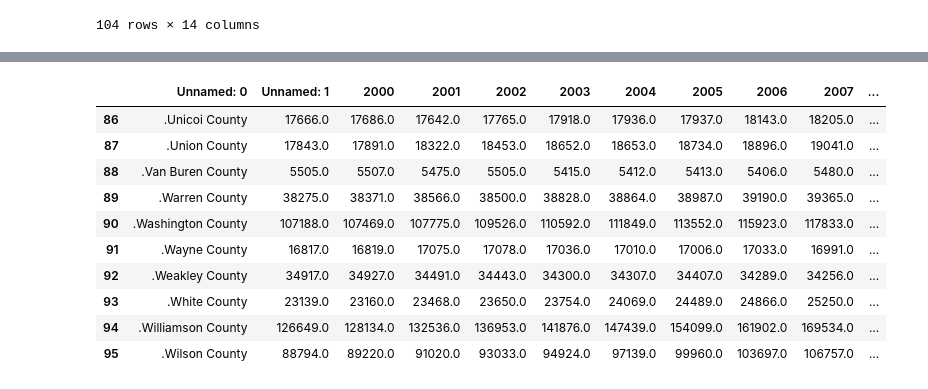
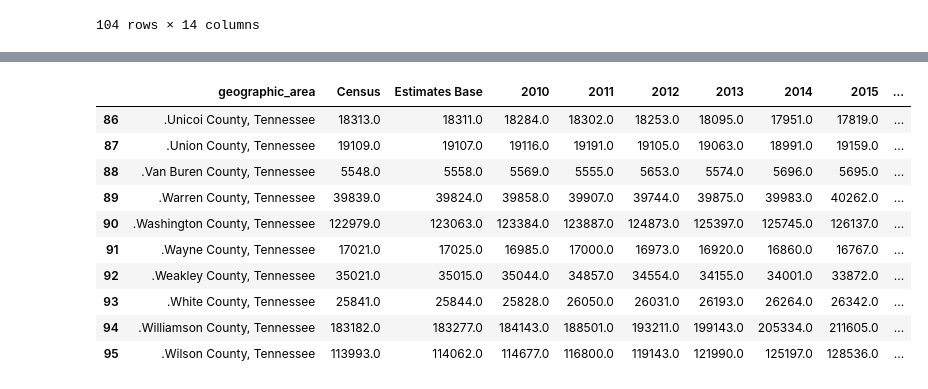
Before and after one commit to DavidMellow/tn-elections, a Jupyter notebook: notebooks/TN Pop 2000-2018.ipynb, the cells around one changed output, grey strips where cells are left out. Saved outputs shown, nothing was run; the diff lists cells and outputs as text; code cells hidden in the pictures.

```diff
--- a/notebooks/TN Pop 2000-2018.ipynb
+++ b/notebooks/TN Pop 2000-2018.ipynb
@@ -41,0 +113,5 @@ TN_pop_2000.tail(10)
+# %%
+# import excel file TN_co-est2010-19-annres-47.xlsx
+tn_pop_2010=pd.read_excel('../data/US Census/TN_co-est2010-19-annres-47.xlsx',
+                         header=3)
+tn_pop_2010
@@ -41,0 +146,3 @@ TN_pop_2000.tail(10)
+# %%
+tn_pop_2010.rename(columns={'Unnamed: 0':'geographic_area'},inplace=True)
+tn_pop_2010.head(2)
@@ -42,16 +153,16 @@ TN_pop_2000.tail(10)
 # %%
 # drop rows 96-103  df[:3] #keep top 3
-TN_pop_2000=TN_pop_2000[0:96]
-TN_pop_2000.tail(10)
+tn_pop_2010=tn_pop_2010[0:96]
+tn_pop_2010.tail(10)
 # %% [output]
-|  | Unnamed: 0 | Unnamed: 1 | 2000 | 2001 | 2002 | 2003 | 2004 | 2005 | 2006 | 2007 | ... |
-| 86 | .Unicoi County | 17666.0 | 17686.0 | 17642.0 | 17765.0 | 17918.0 | 17936.0 | 17937.0 | 18143.0 | 18205.0 | ... |
-| 87 | .Union County | 17843.0 | 17891.0 | 18322.0 | 18453.0 | 18652.0 | 18653.0 | 18734.0 | 18896.0 | 19041.0 | ... |
-| 88 | .Van Buren County | 5505.0 | 5507.0 | 5475.0 | 5505.0 | 5415.0 | 5412.0 | 5413.0 | 5406.0 | 5480.0 | ... |
-| 89 | .Warren County | 38275.0 | 38371.0 | 38566.0 | 38500.0 | 38828.0 | 38864.0 | 38987.0 | 39190.0 | 39365.0 | ... |
-| 90 | .Washington County | 107188.0 | 107469.0 | 107775.0 | 109526.0 | 110592.0 | 111849.0 | 113552.0 | 115923.0 | 117833.0 | ... |
-| 91 | .Wayne County | 16817.0 | 16819.0 | 17075.0 | 17078.0 | 17036.0 | 17010.0 | 17006.0 | 17033.0 | 16991.0 | ... |
-| 92 | .Weakley County | 34917.0 | 34927.0 | 34491.0 | 34443.0 | 34300.0 | 34307.0 | 34407.0 | 34289.0 | 34256.0 | ... |
-| 93 | .White County | 23139.0 | 23160.0 | 23468.0 | 23650.0 | 23754.0 | 24069.0 | 24489.0 | 24866.0 | 25250.0 | ... |
-| 94 | .Williamson County | 126649.0 | 128134.0 | 132536.0 | 136953.0 | 141876.0 | 147439.0 | 154099.0 | 161902.0 | 169534.0 | ... |
-| 95 | .Wilson County | 88794.0 | 89220.0 | 91020.0 | 93033.0 | 94924.0 | 97139.0 | 99960.0 | 103697.0 | 106757.0 | ... |
+|  | geographic_area | Census | Estimates Base | 2010 | 2011 | 2012 | 2013 | 2014 | 2015 | ... |
+| 86 | .Unicoi County, Tennessee | 18313.0 | 18311.0 | 18284.0 | 18302.0 | 18253.0 | 18095.0 | 17951.0 | 17819.0 | ... |
+| 87 | .Union County, Tennessee | 19109.0 | 19107.0 | 19116.0 | 19191.0 | 19105.0 | 19063.0 | 18991.0 | 19159.0 | ... |
+| 88 | .Van Buren County, Tennessee | 5548.0 | 5558.0 | 5569.0 | 5555.0 | 5653.0 | 5574.0 | 5696.0 | 5695.0 | ... |
+| 89 | .Warren County, Tennessee | 39839.0 | 39824.0 | 39858.0 | 39907.0 | 39744.0 | 39875.0 | 39983.0 | 40262.0 | ... |
+| 90 | .Washington County, Tennessee | 122979.0 | 123063.0 | 123384.0 | 123887.0 | 124873.0 | 125397.0 | 125745.0 | 126137.0 | ... |
+| 91 | .Wayne County, Tennessee | 17021.0 | 17025.0 | 16985.0 | 17000.0 | 16973.0 | 16920.0 | 16860.0 | 16767.0 | ... |
+| 92 | .Weakley County, Tennessee | 35021.0 | 35015.0 | 35044.0 | 34857.0 | 34554.0 | 34155.0 | 34001.0 | 33872.0 | ... |
+| 93 | .White County, Tennessee | 25841.0 | 25844.0 | 25828.0 | 26050.0 | 26031.0 | 26193.0 | 26264.0 | 26342.0 | ... |
+| 94 | .Williamson County, Tennessee | 183182.0 | 183277.0 | 184143.0 | 188501.0 | 193211.0 | 199143.0 | 205334.0 | 211605.0 | ... |
+| 95 | .Wilson County, Tennessee | 113993.0 | 114062.0 | 114677.0 | 116800.0 | 119143.0 | 121990.0 | 125197.0 | 128536.0 | ... |
```
Also changed, not shown: parts of 24 cells of this notebook.
